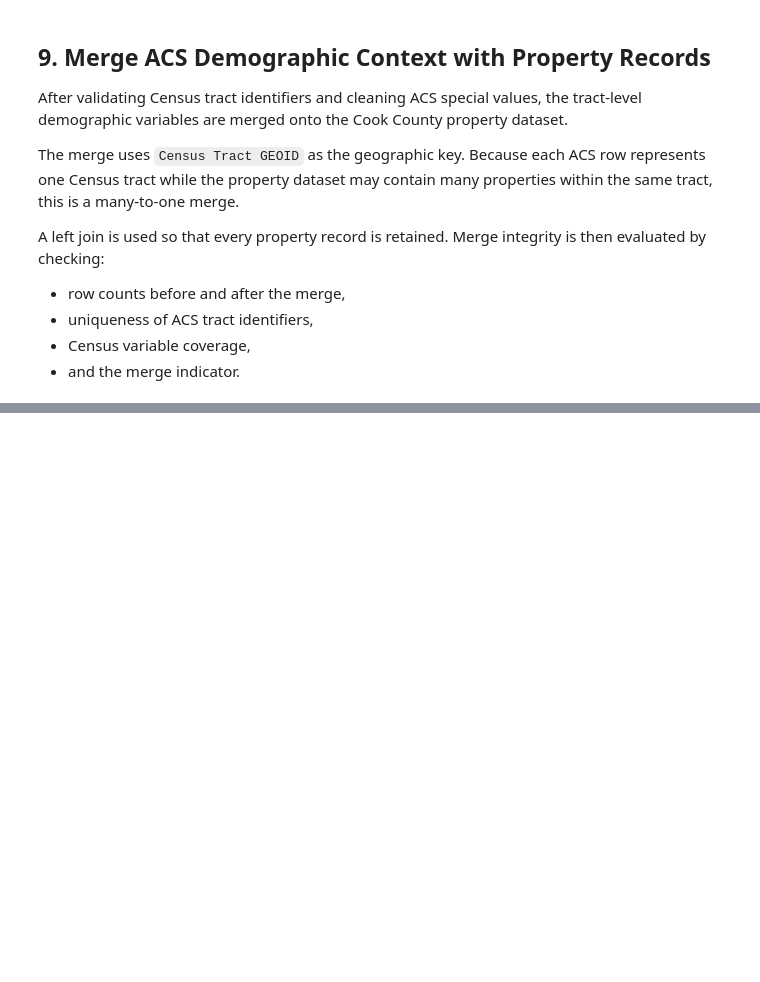
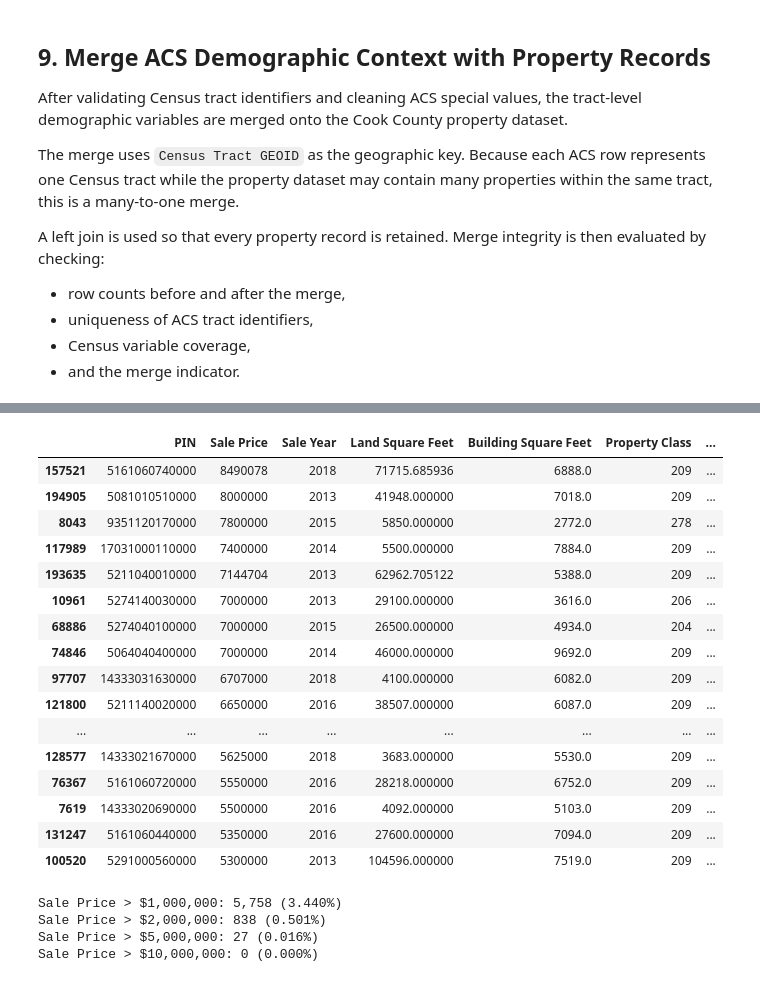
Before and after one commit to KevTJ/kj-project-portfolio, a Jupyter notebook: Projects/fair-housing-price-prediction/01_problem_data_and_fairness_framework.ipynb.ipynb, the cells around one changed output, grey strips where cells are left out. Saved outputs shown, nothing was run; the diff lists cells and outputs as text; code cells hidden in the pictures; blank space fills up the shorter version.

```diff
--- a/Projects/fair-housing-price-prediction/01_problem_data_and_fairness_framework.ipynb.ipynb
+++ b/Projects/fair-housing-price-prediction/01_problem_data_and_fairness_framework.ipynb.ipynb
@@ -684,0 +1059,11 @@ is then evaluated by checking:
+# %%
+data_fair["poverty_group"] = pd.qcut(
+    data_fair["poverty_rate"],
+    q=4,
+    labels=[
+        "Q1: Lowest poverty",
+        "Q2",
+        "Q3",
+        "Q4: Highest poverty"
+    ]
+)
@@ -684,0 +1753,14 @@ is then evaluated by checking:
+# %%
+model_data = (
+    data_fair.loc[
+        data_fair["Pure Market Filter"] == 1
+    ]
+    .copy()
+)
+
+print("Original observations:", len(data_fair))
+print("Pure-market observations:", len(model_data))
+print(
+    "Observations removed:",
+    len(data_fair) - len(model_data)
+)
@@ -684,0 +1805,47 @@ is then evaluated by checking:
+# %%
+model_data.nlargest(
+    20,
+    "Sale Price"
+)[
+    [
+        "PIN",
+        "Sale Price",
+        "Sale Year",
+        "Land Square Feet",
+        "Building Square Feet",
+        "Property Class",
+        "Neighborhood Code"
+    ]
+]
+# %% [output]
+|  | PIN | Sale Price | Sale Year | Land Square Feet | Building Square Feet | Property Class | ... |
+| 157521 | 5161060740000 | 8490078 | 2018 | 71715.685936 | 6888.0 | 209 | ... |
+| 194905 | 5081010510000 | 8000000 | 2013 | 41948.000000 | 7018.0 | 209 | ... |
+| 8043 | 9351120170000 | 7800000 | 2015 | 5850.000000 | 2772.0 | 278 | ... |
+| 117989 | 17031000110000 | 7400000 | 2014 | 5500.000000 | 7884.0 | 209 | ... |
+| 193635 | 5211040010000 | 7144704 | 2013 | 62962.705122 | 5388.0 | 209 | ... |
+| 10961 | 5274140030000 | 7000000 | 2013 | 29100.000000 | 3616.0 | 206 | ... |
+| 68886 | 5274040100000 | 7000000 | 2015 | 26500.000000 | 4934.0 | 204 | ... |
+| 74846 | 5064040400000 | 7000000 | 2014 | 46000.000000 | 9692.0 | 209 | ... |
+| 97707 | 14333031630000 | 6707000 | 2018 | 4100.000000 | 6082.0 | 209 | ... |
+| 121800 | 5211140020000 | 6650000 | 2016 | 38507.000000 | 6087.0 | 209 | ... |
+| ... | ... | ... | ... | ... | ... | ... | ... |
+| 128577 | 14333021670000 | 5625000 | 2018 | 3683.000000 | 5530.0 | 209 | ... |
+| 76367 | 5161060720000 | 5550000 | 2016 | 28218.000000 | 6752.0 | 209 | ... |
+| 7619 | 14333020690000 | 5500000 | 2016 | 4092.000000 | 5103.0 | 209 | ... |
+| 131247 | 5161060440000 | 5350000 | 2016 | 27600.000000 | 7094.0 | 209 | ... |
+| 100520 | 5291000560000 | 5300000 | 2013 | 104596.000000 | 7519.0 | 209 | ... |
+# %%
+for cutoff in [1_000_000, 2_000_000, 5_000_000, 10_000_000]:
+    n = (model_data["Sale Price"] > cutoff).sum()
+    pct = n / len(model_data) * 100
+
+    print(
+        f"Sale Price > ${cutoff:,}: "
+        f"{n:,} ({pct:.3f}%)"
+    )
+# %% [output]
+Sale Price > $1,000,000: 5,758 (3.440%)
+Sale Price > $2,000,000: 838 (0.501%)
+Sale Price > $5,000,000: 27 (0.016%)
+Sale Price > $10,000,000: 0 (0.000%)
```
Also changed, not shown: parts of 52 cells of this notebook.
